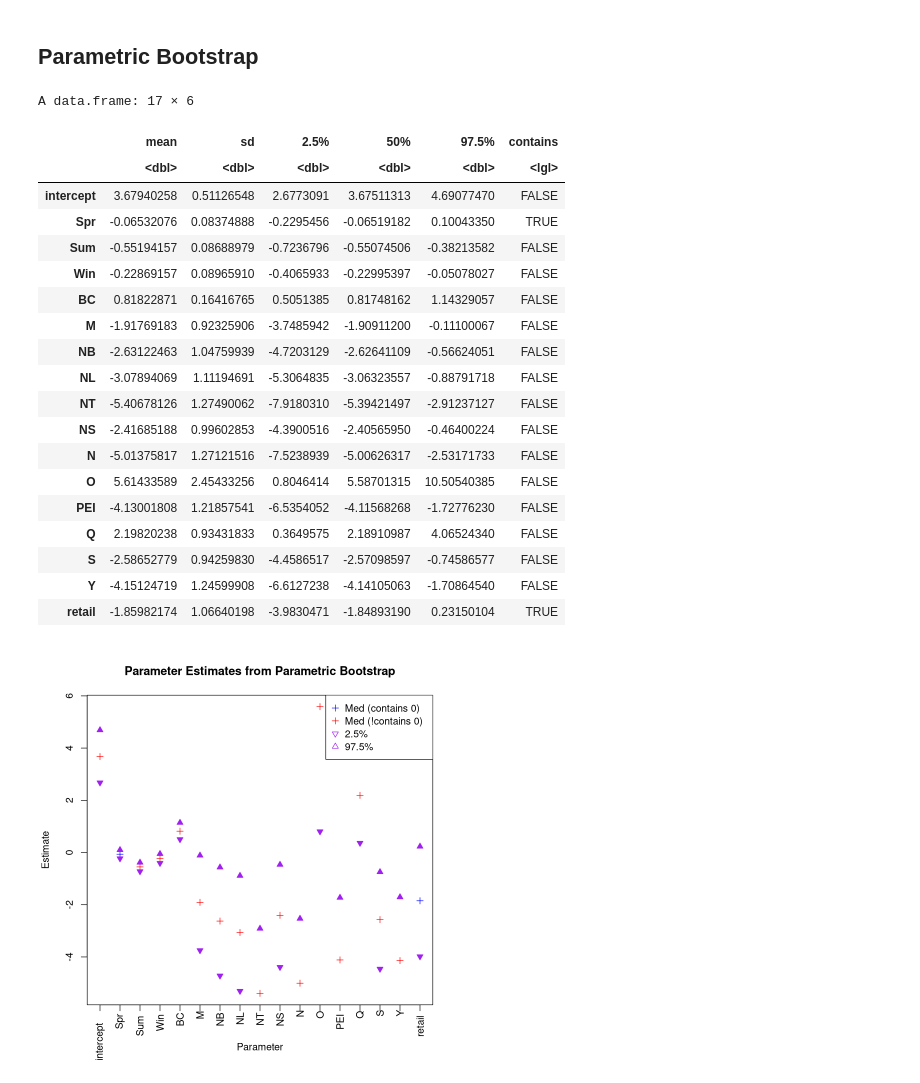
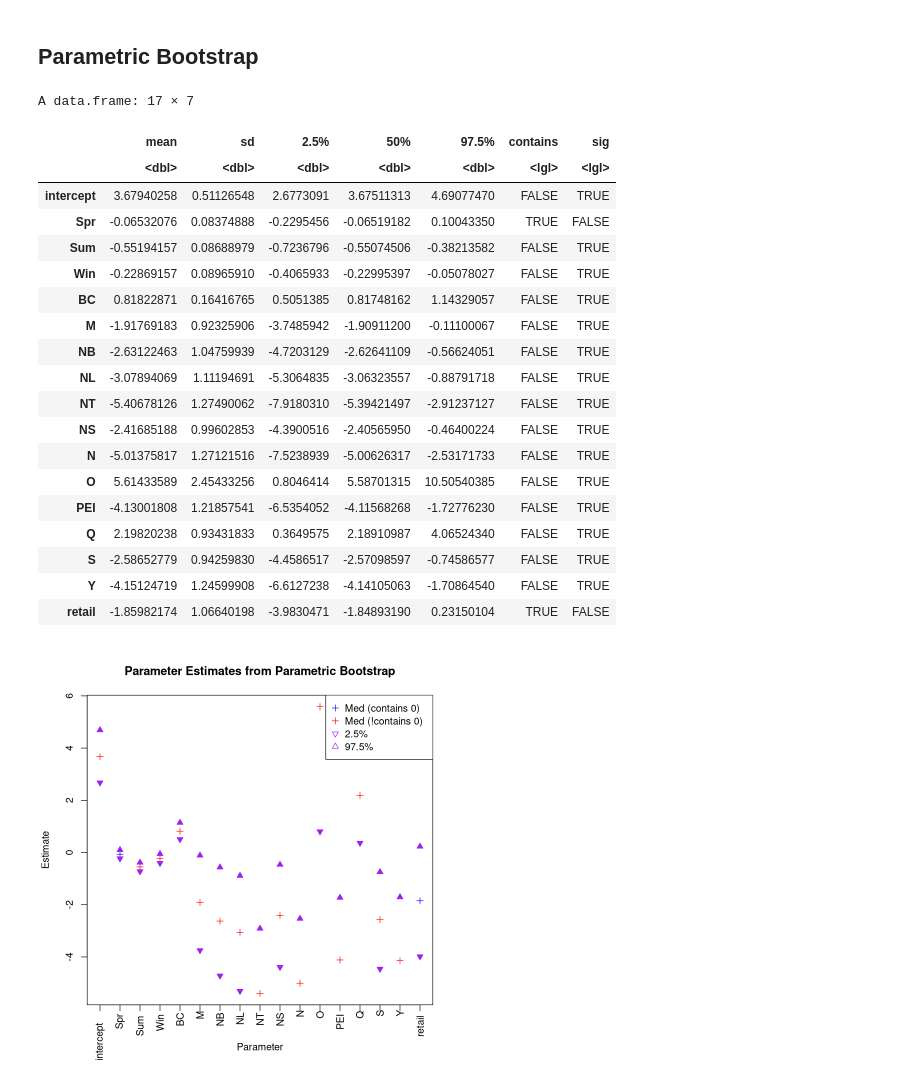
Before and after one commit to LeoKraushaar/protests, a Jupyter notebook: code/R/bootstrap_results.ipynb, the cells around one changed output. Saved outputs shown, nothing was run; the diff lists cells and outputs as text; code cells hidden in the pictures.

Commit message:
added results to tex file

```diff
--- a/code/R/bootstrap_results.ipynb
+++ b/code/R/bootstrap_results.ipynb
@@ -9,3 +9,4 @@ setwd("/home/leoKraushaar/Documents/School/Year 3/Semester 2/STAT 413/Project/pr
 resamp_results <- read.csv("data/results/resamp_boot_results.csv")[, -1]
 param_results <- read.csv("data/results/param_boot_results.csv")[, -1]
 smooth_results <- read.csv("data/results/smooth_boot_results.csv")[, -1]
+error_results <- read.csv("data/results/error_boot_results.csv")[, -1]
@@ -21,8 +42,8 @@ mean_and_sd <- function(X) {
     return(c(mean(X), sd(X)))
 }
 # %%
-params <- rbind(resamp_results, param_results, smooth_results)
-type <- factor(rep(c("R", "P", "S"), each=10000))
+params <- rbind(resamp_results, param_results, smooth_results, error_results)
+type <- factor(rep(c("R", "P", "S", "E"), each=10000))
 
 results <- data.frame(type, params)
 head(results)
@@ -143,44 +145,45 @@ P_data <- split_data$P
 # %%
 alpha = 0.05
 
 P_mean_and_sd <- apply(X=P_data[2:ncol(P_data)], MARGIN = 2, FUN = function(x) mean_and_sd(x))
 P_intervals <- apply(X=P_data[2:ncol(P_data)], MARGIN = 2, FUN = function(x) interval(x, alpha))
 
 P_results <- rbind(P_mean_and_sd,
                    P_intervals)
 
 rownames(P_results)[1:2] <- c("mean", "sd")
 
 P_results <- t(P_results)
 
 contains <- sapply(1:nrow(P_results), function(i) {
     (P_results[i, "2.5%"] <= 0) & (P_results[i, "97.5%"] >= 0)
 })
 
 P_results <- as.data.frame(P_results)
 P_results$contains <- contains
+P_results$sig <- !contains
 
 P_results$col <- ifelse(P_results$contains == TRUE, 2, 1)
 
 P_results[, 1:ncol(P_results)-1]
 # %% [output]
-A data.frame: 17 × 6
+A data.frame: 17 × 7
-|  | mean | sd | 2.5% | 50% | 97.5% | contains |
-|  | <dbl> | <dbl> | <dbl> | <dbl> | <dbl> | <lgl> |
-| intercept | 3.67940258 | 0.51126548 | 2.6773091 | 3.67511313 | 4.69077470 | FALSE |
-| Spr | -0.06532076 | 0.08374888 | -0.2295456 | -0.06519182 | 0.10043350 | TRUE |
-| Sum | -0.55194157 | 0.08688979 | -0.7236796 | -0.55074506 | -0.38213582 | FALSE |
-| Win | -0.22869157 | 0.08965910 | -0.4065933 | -0.22995397 | -0.05078027 | FALSE |
-| BC | 0.81822871 | 0.16416765 | 0.5051385 | 0.81748162 | 1.14329057 | FALSE |
-| M | -1.91769183 | 0.92325906 | -3.7485942 | -1.90911200 | -0.11100067 | FALSE |
-| NB | -2.63122463 | 1.04759939 | -4.7203129 | -2.62641109 | -0.56624051 | FALSE |
-| NL | -3.07894069 | 1.11194691 | -5.3064835 | -3.06323557 | -0.88791718 | FALSE |
-| NT | -5.40678126 | 1.27490062 | -7.9180310 | -5.39421497 | -2.91237127 | FALSE |
-| NS | -2.41685188 | 0.99602853 | -4.3900516 | -2.40565950 | -0.46400224 | FALSE |
-| N | -5.01375817 | 1.27121516 | -7.5238939 | -5.00626317 | -2.53171733 | FALSE |
-| O | 5.61433589 | 2.45433256 | 0.8046414 | 5.58701315 | 10.50540385 | FALSE |
-| PEI | -4.13001808 | 1.21857541 | -6.5354052 | -4.11568268 | -1.72776230 | FALSE |
-| Q | 2.19820238 | 0.93431833 | 0.3649575 | 2.18910987 | 4.06524340 | FALSE |
-| S | -2.58652779 | 0.94259830 | -4.4586517 | -2.57098597 | -0.74586577 | FALSE |
-| Y | -4.15124719 | 1.24599908 | -6.6127238 | -4.14105063 | -1.70864540 | FALSE |
-| retail | -1.85982174 | 1.06640198 | -3.9830471 | -1.84893190 | 0.23150104 | TRUE |
+|  | mean | sd | 2.5% | 50% | 97.5% | contains | sig |
+|  | <dbl> | <dbl> | <dbl> | <dbl> | <dbl> | <lgl> | <lgl> |
+| intercept | 3.67940258 | 0.51126548 | 2.6773091 | 3.67511313 | 4.69077470 | FALSE | TRUE |
+| Spr | -0.06532076 | 0.08374888 | -0.2295456 | -0.06519182 | 0.10043350 | TRUE | FALSE |
+| Sum | -0.55194157 | 0.08688979 | -0.7236796 | -0.55074506 | -0.38213582 | FALSE | TRUE |
+| Win | -0.22869157 | 0.08965910 | -0.4065933 | -0.22995397 | -0.05078027 | FALSE | TRUE |
+| BC | 0.81822871 | 0.16416765 | 0.5051385 | 0.81748162 | 1.14329057 | FALSE | TRUE |
+| M | -1.91769183 | 0.92325906 | -3.7485942 | -1.90911200 | -0.11100067 | FALSE | TRUE |
+| NB | -2.63122463 | 1.04759939 | -4.7203129 | -2.62641109 | -0.56624051 | FALSE | TRUE |
+| NL | -3.07894069 | 1.11194691 | -5.3064835 | -3.06323557 | -0.88791718 | FALSE | TRUE |
+| NT | -5.40678126 | 1.27490062 | -7.9180310 | -5.39421497 | -2.91237127 | FALSE | TRUE |
+| NS | -2.41685188 | 0.99602853 | -4.3900516 | -2.40565950 | -0.46400224 | FALSE | TRUE |
+| N | -5.01375817 | 1.27121516 | -7.5238939 | -5.00626317 | -2.53171733 | FALSE | TRUE |
+| O | 5.61433589 | 2.45433256 | 0.8046414 | 5.58701315 | 10.50540385 | FALSE | TRUE |
+| PEI | -4.13001808 | 1.21857541 | -6.5354052 | -4.11568268 | -1.72776230 | FALSE | TRUE |
+| Q | 2.19820238 | 0.93431833 | 0.3649575 | 2.18910987 | 4.06524340 | FALSE | TRUE |
+| S | -2.58652779 | 0.94259830 | -4.4586517 | -2.57098597 | -0.74586577 | FALSE | TRUE |
+| Y | -4.15124719 | 1.24599908 | -6.6127238 | -4.14105063 | -1.70864540 | FALSE | TRUE |
+| retail | -1.85982174 | 1.06640198 | -3.9830471 | -1.84893190 | 0.23150104 | TRUE | FALSE |
```
Also changed, not shown: parts of 10 cells of this notebook, 20 other files.
